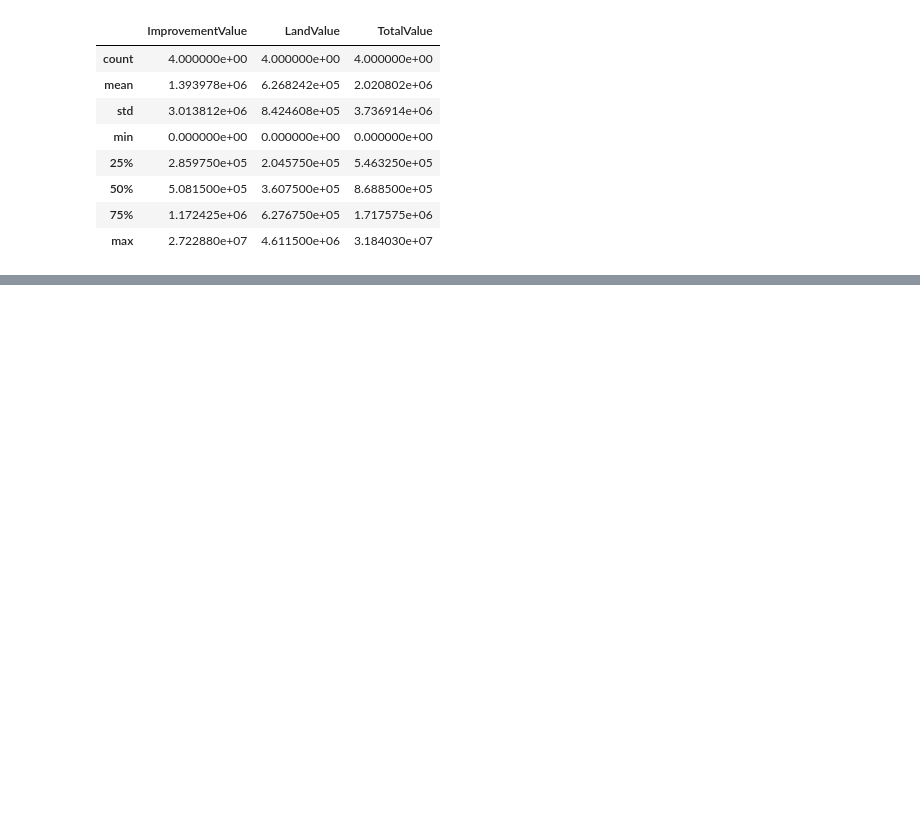
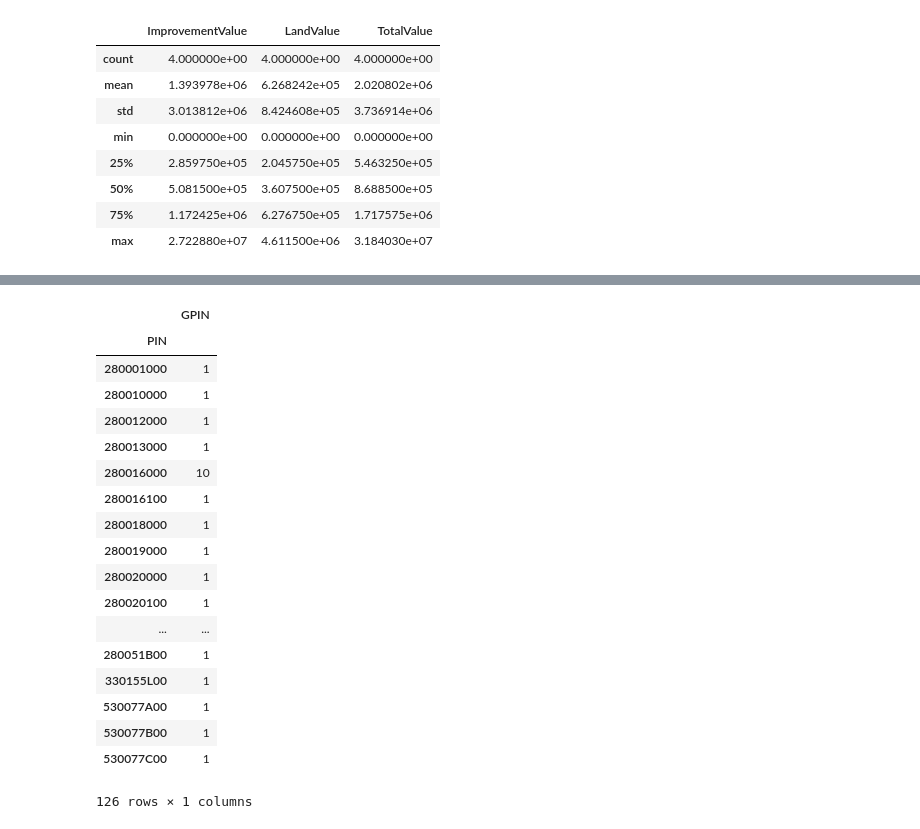
Before and after one commit to strmwtr/downtown_assessments, a Jupyter notebook: Downtown Assessments.ipynb, the cells around one changed output, grey strips where cells are left out. Cells and saved outputs as stored; diff of their text form; code cells hidden in the pictures; blank space fills up the shorter version.

```diff
--- a/Downtown Assessments.ipynb
+++ b/Downtown Assessments.ipynb
@@ -409,0 +339,23 @@ m
+# %%
+pin_count = df_key.groupby('PIN').count()
+pin_count
+# %% [output]
+|  | GPIN |
+| PIN |  |
+| 280001000 | 1 |
+| 280010000 | 1 |
+| 280012000 | 1 |
+| 280013000 | 1 |
+| 280016000 | 10 |
+| 280016100 | 1 |
+| 280018000 | 1 |
+| 280019000 | 1 |
+| 280020000 | 1 |
+| 280020100 | 1 |
+| ... | ... |
+| 280051B00 | 1 |
+| 330155L00 | 1 |
+| 530077A00 | 1 |
+| 530077B00 | 1 |
+| 530077C00 | 1 |
+126 rows × 1 columns
```
Also changed, not shown: parts of 49 cells of this notebook, 2 other files.
